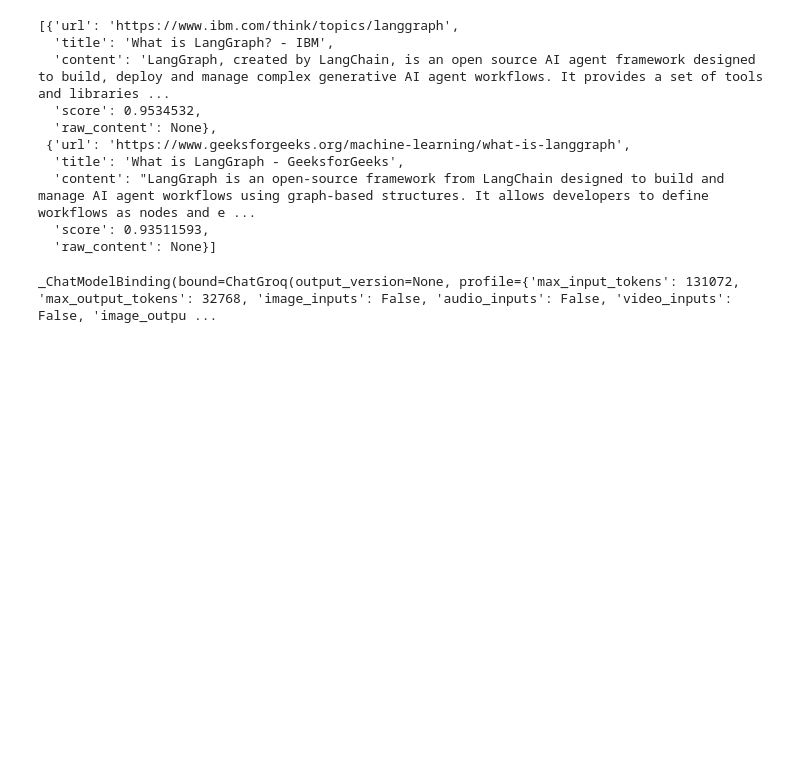
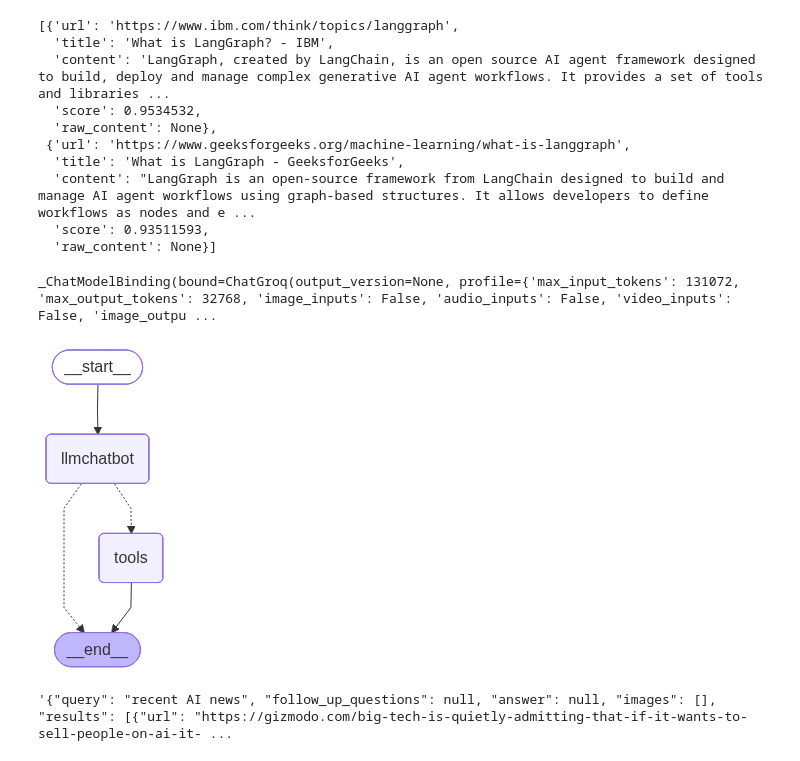
Before and after one commit to CHIRANJEET12/agenticai, a Jupyter notebook: langgraph_work/chatbot/basicChat.ipynb, the cells around one changed output. Saved outputs shown, nothing was run; the diff lists cells and outputs as text; code cells hidden in the pictures; blank space fills up the shorter version.

```diff
--- a/langgraph_work/chatbot/basicChat.ipynb
+++ b/langgraph_work/chatbot/basicChat.ipynb
@@ -90,7 +91,7 @@ resp['results']
   'raw_content': None}]
 # %%
 ### Custom Function
-
+@tool
 def multiply(a:int, b:int) -> int:
     """Multipy a and b
 
@@ -99,21 +100,24 @@ def multiply(a:int, b:int) -> int:
     b (int): second int
 
     Returns:
-        int: result int
+        int: output int
     """
+    return a * b
 # %%
-tools = [tool, multiply]
+tools = [tool1, multiply]
 llm_with_tools = model.bind_tools(tools)
 llm_with_tools
 # %% [output]
 _ChatModelBinding(bound=ChatGroq(output_version=None, profile={'max_input_tokens': 131072, 'max_output_tokens': 32768, 'image_inputs': False, 'audio_inputs': False, 'video_inputs': False, 'image_outpu ...
 # %%
+class State(TypedDict):
+    messages: Annotated[list, add_messages]
+
 def chatbot(state: State):
     return {"messages": [llm_with_tools.invoke(state["messages"])]}
 # %%
 ### StateGraph
 from langgraph.prebuilt import ToolNode, tools_condition
-
 
 graph_builder = StateGraph(State)
 
@@ -123,10 +127,27 @@ graph_builder.add_node("tools", ToolNode(tools))
 ## adding edges
 graph_builder.add_edge(START, "llmchatbot")
 graph_builder.add_conditional_edges(
-    "tool_calling_llm",
+    "llmchatbot",
     tools_condition
 )
 graph_builder.add_edge("tools", END)
 
 ## compile the graph
 graph = graph_builder.compile()
+# %%
+## visualize graph
+from IPython.display import Image, display
+
+
+try:
+    display(Image(graph.get_graph().draw_mermaid_png()))
+except Exception:
+    pass
+# %% [output]
+[figure, added]
+# %%
+resp = graph.invoke({"messages": "What is the recent ai news"})
+
+resp['messages'][-1].content
+# %% [output]
+'{"query": "recent AI news", "follow_up_questions": null, "answer": null, "images": [], "results": [{"url": "https://gizmodo.com/big-tech-is-quietly-admitting-that-if-it-wants-to-sell-people-on-ai-it- ...
```
Also changed, not shown: parts of 20 cells of this notebook.
